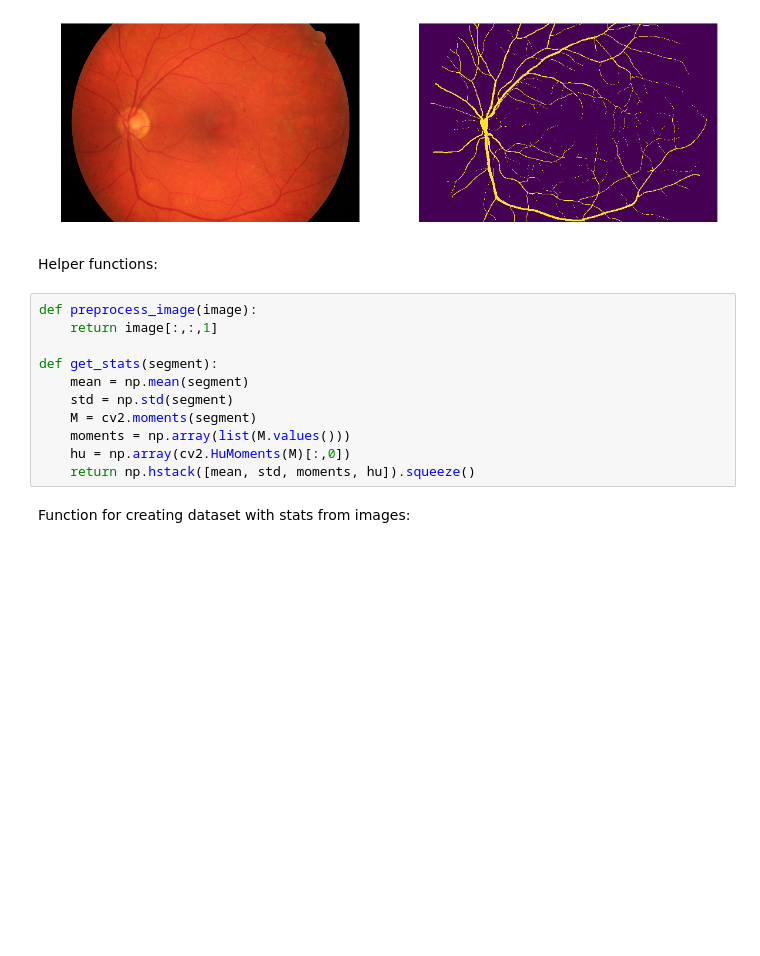
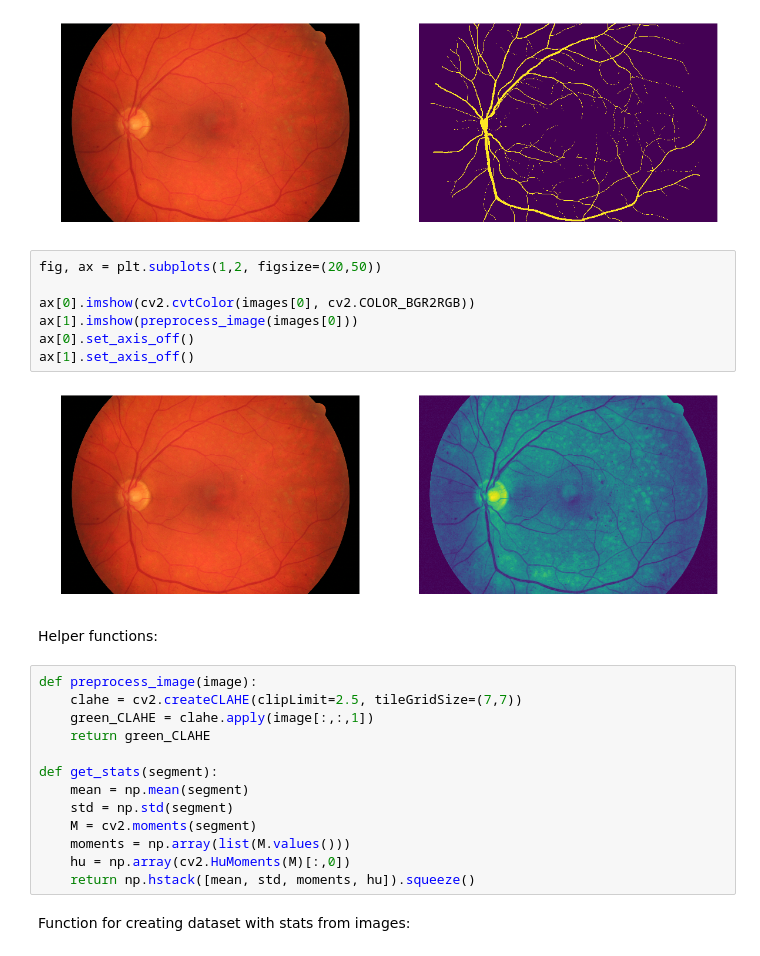
Before and after one commit to Zuzanna-Trafas/blood-vessels-segmentation, a Jupyter notebook: machine_learning_lgbm.ipynb, the cells around one changed output. Drawn from its saved outputs; the diff is of its cells as text; blank space fills up the shorter version.

```diff
--- a/machine_learning_lgbm.ipynb
+++ b/machine_learning_lgbm.ipynb
@@ -36,11 +36,22 @@ ax[1].set_axis_off()
 plt.savefig("")
 # %% [output]
 [figure]
+# %%
+fig, ax = plt.subplots(1,2, figsize=(20,50))
+
+ax[0].imshow(cv2.cvtColor(images[0], cv2.COLOR_BGR2RGB))
+ax[1].imshow(preprocess_image(images[0]))
+ax[0].set_axis_off()
+ax[1].set_axis_off()
+# %% [output]
+[figure, added]
 # %% [markdown]
 Helper functions:
 # %%
 def preprocess_image(image):
-    return image[:,:,1]
+    clahe = cv2.createCLAHE(clipLimit=2.5, tileGridSize=(7,7))
+    green_CLAHE = clahe.apply(image[:,:,1])
+    return green_CLAHE
 
 def get_stats(segment):
     mean = np.mean(segment)
```
Also changed, not shown: parts of 13 cells of this notebook, 1 other file.
